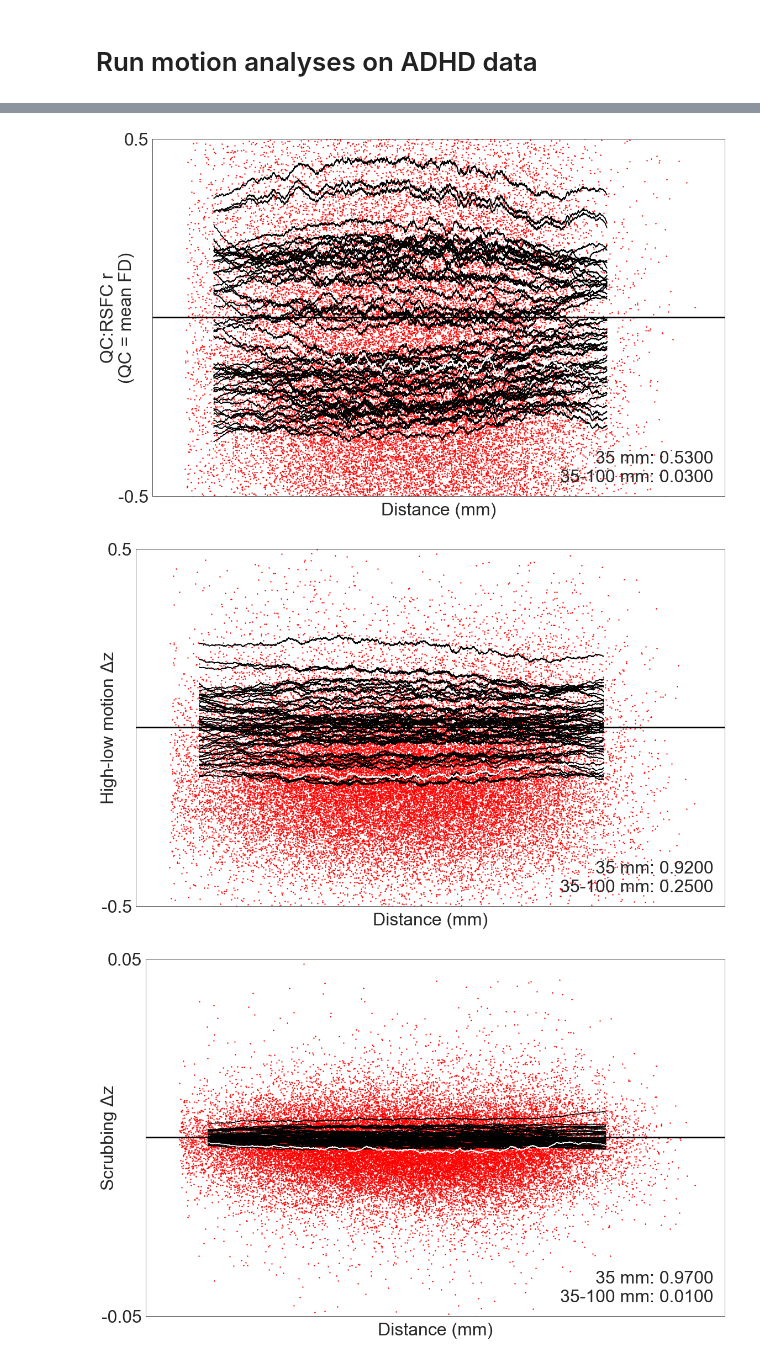
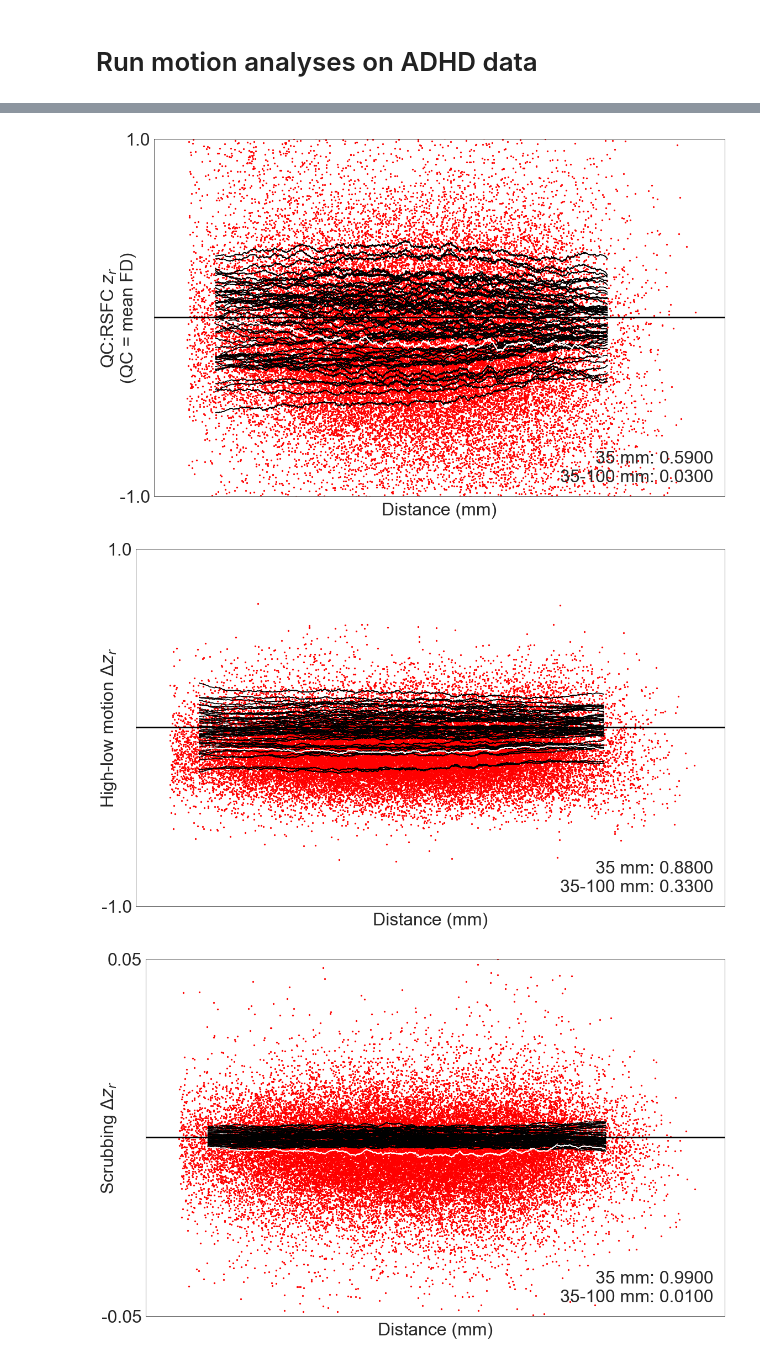
Before and after one commit to ME-ICA/ddmra, a Jupyter notebook: examples/test_analysis.ipynb, the cells around one changed output, grey strips where cells are left out. Saved outputs shown, nothing was run; the diff lists cells and outputs as text; code cells hidden in the pictures.

Commit message:
Use z-values throughout all analyses.

```diff
--- a/examples/test_analysis.ipynb
+++ b/examples/test_analysis.ipynb
@@ -32,4 +32,4 @@ Wall time: 61.5 ms
 # %%
 %%time
-run(imgs, fd_all, out_dir='results/', n_iters=n_iters, qc_thresh=qc_thresh)
+run_analyses(imgs, fd_all, out_dir='results/', n_iters=n_iters, qc_thresh=qc_thresh)
 # %% [output]
@@ -38,3 +38,3 @@ Wall time: 2min 18s
-[figure, old version]
+[figure, new version]
-[figure, old version]
+[figure, new version]
-[figure, old version]
+[figure, new version]
```
Also changed, not shown: parts of 3 cells of this notebook, 4 other files.
